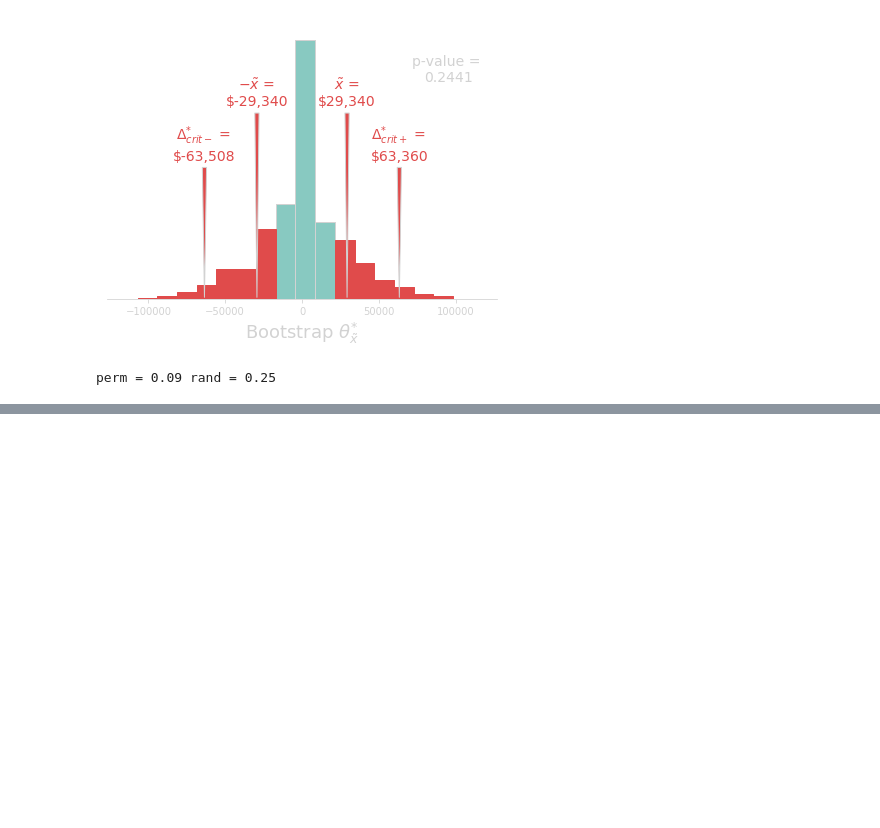
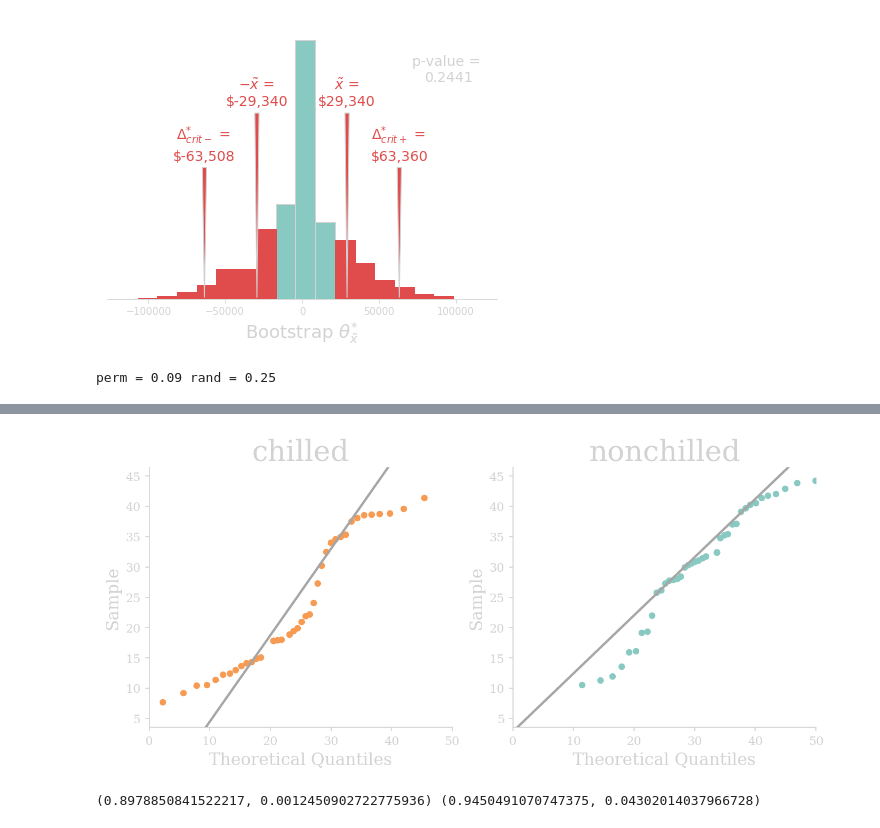
Before and after one commit to Khlick/LS40-Lectures, a Jupyter notebook: lib/_notebooks/Lectures 7-8.ipynb, the cells around one changed output, grey strips where cells are left out. Drawn from its saved outputs; the diff is of its cells as text; code cells hidden in the pictures; blank space fills up the shorter version.

```diff
--- a/lib/_notebooks/Lectures 7-8.ipynb
+++ b/lib/_notebooks/Lectures 7-8.ipynb
@@ -421,0 +645,60 @@ perm = 0.09 rand = 0.25
+# %%
+## Assess normality
+# pyp.scatter(
+#     groupECDF[0]['norm'],
+#     groups.get_group(groupNames[0]).uptake
+# )
+x = np.array([0,50]);
+fig = pyp.figure(figsize=(10,4),dpi=150);
+axs = fig.subplots(1,2);
+axs = [utils.multiX(ax=a,n=1,concatOriginal=True,concatFirst=True)for a in axs];
+
+# left 'chilled'
+axs[0][0].scatter(groupECDF[0]['norm'],groupStats[0]['data'],color=col['orange'],s=80,marker='.',zorder=100);
+axs[0][0].set_ylabel('Sample',size=14);
+axs[0][0].set_xlabel('Theoretical Quantiles', size=14);
+axs[0][0].set_title(groupNames[0], size=24);
+axs[0][1].plot(
+    x,
+    x*groupECDF[0]['slope']+groupECDF[0]['int'],
+    color=col['grey2'],
+    lw=2,
+    zorder=0
+);
+# axs[0][0].set_xlim([0,50]);
+# axs[0][0].set_ylim([0,50]);
+
+#right 'nonchilled'
+axs[1][0].scatter(groupECDF[1]['norm'],groupStats[1]['data'],color=col['blue'],s=80,marker='.',zorder=100);
+axs[1][0].set_ylabel('Sample',size=14);
+axs[1][0].set_xlabel('Theoretical Quantiles', size=14);
+axs[1][0].set_title(groupNames[1], size=24);
+axs[1][1].plot(
+    x,
+    x*groupECDF[1]['slope']+groupECDF[1]['int'],
+    color=col['grey2'],
+    lw=2,
+    zorder=0
+);
+# axs[1][0].set_xlim([0,50]);
+# axs[1][0].set_ylim([0,50]);
+
+# format
+for ax in axs:
+    for a in ax:
+        a.axis('equal');
+        a.set_xlim([0,50]);
+        a.set_ylim([0,50]);
+        #a.spines['left'].set_visible(False);
+        if a is not axs[0][0]:
+            if a is not axs[1][0]:
+                a.axis('off');
+
+fig.savefig('../img/CO2_QQ.svg', transparent=True);
+# %% [output]
+[figure, added]
+# %%
+#shapiro wilks test for normality
+print(groupStats[0]['shapiro'],groupStats[1]['shapiro'])
+# %% [output]
+(0.8978850841522217, 0.0012450902722775936) (0.9450491070747375, 0.04302014037966728)
```
Also changed, not shown: parts of 18 cells of this notebook, 17 other files.
